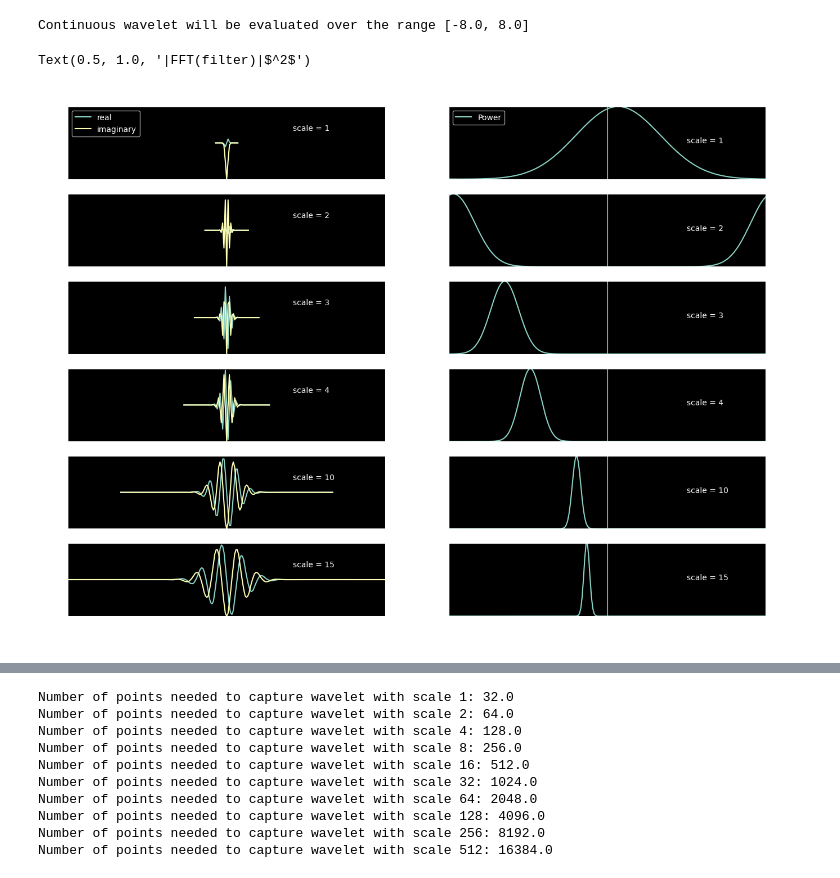
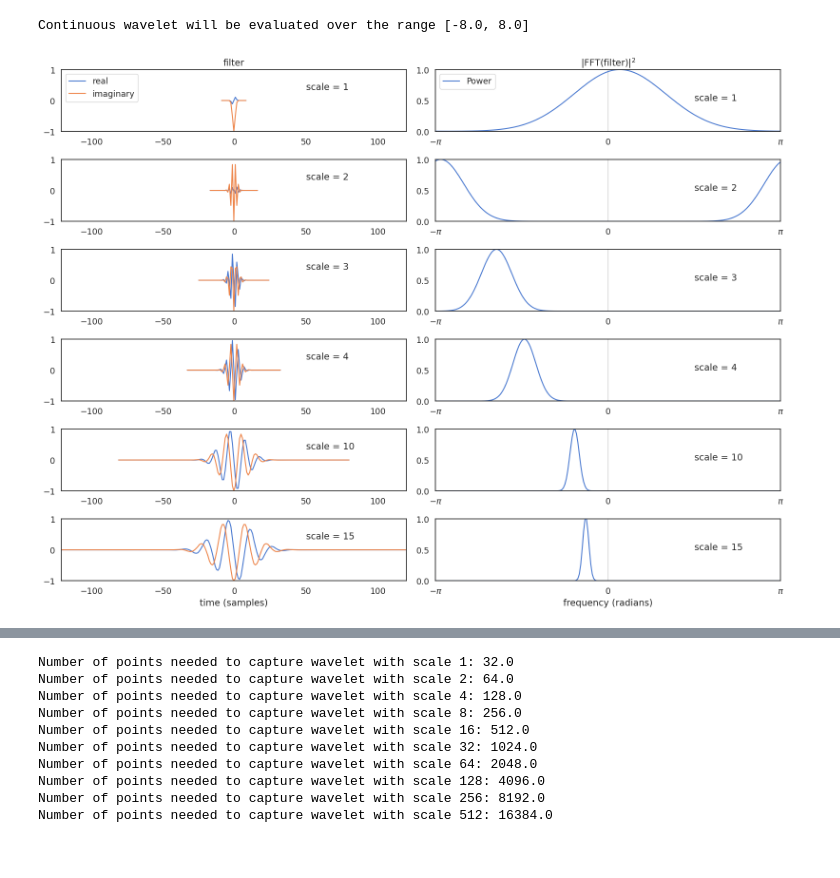
Before and after one commit to PlasmaControl/bes-edgeml-models, a Jupyter notebook: elm_classification/custom_wavelet/base_wavelet.ipynb, the cells around one changed output, grey strips where cells are left out. Saved outputs shown, nothing was run; the diff lists cells and outputs as text; code cells hidden in the pictures.

```diff
--- a/elm_classification/custom_wavelet/base_wavelet.ipynb
+++ b/elm_classification/custom_wavelet/base_wavelet.ipynb
@@ -3,6 +3,9 @@
 import numpy as np
 import pywt
 import matplotlib.pyplot as plt
+import seaborn as sns
+
+sns.set_theme(style='white', palette='muted', font_scale=1.15)
 # %%
 wav = pywt.ContinuousWavelet('cmor1.5-1.0')
 
@@ -36,33 +39,34 @@ for n, scale in enumerate(scales):
 
     # The CWT consists of convolution of filt with the signal at this scale
     # Here we plot this discrete convolution kernel at each scale.
 
     nt = len(filt)
     t = np.linspace(-nt//2, nt//2, nt)
     axes[n, 0].plot(t, filt.real, t, filt.imag)
     axes[n, 0].set_xlim([-max_len//2, max_len//2])
     axes[n, 0].set_ylim([-1, 1])
     axes[n, 0].text(50, 0.35, 'scale = {}'.format(scale))
 
     f = np.linspace(-np.pi, np.pi, max_len)
     filt_fft = np.fft.fftshift(np.fft.fft(filt, n=max_len))
     filt_fft /= np.abs(filt_fft).max()
     axes[n, 1].plot(f, np.abs(filt_fft)**2)
     axes[n, 1].set_xlim([-np.pi, np.pi])
     axes[n, 1].set_ylim([0, 1])
     axes[n, 1].set_xticks([-np.pi, 0, np.pi])
     axes[n, 1].set_xticklabels([r'$-\pi$', '0', r'$\pi$'])
     axes[n, 1].grid(True, axis='x')
     axes[n, 1].text(np.pi/2, 0.5, 'scale = {}'.format(scale))
 
 axes[n, 0].set_xlabel('time (samples)')
 axes[n, 1].set_xlabel('frequency (radians)')
 axes[0, 0].legend(['real', 'imaginary'], loc='upper left')
 axes[0, 1].legend(['Power'], loc='upper left')
 axes[0, 0].set_title('filter')
 axes[0, 1].set_title(r'|FFT(filter)|$^2$')
+plt.tight_layout()
+plt.show()
 # %% [output]
 Continuous wavelet will be evaluated over the range [-8.0, 8.0]
-Text(0.5, 1.0, '|FFT(filter)|$^2$')
-[figure, old version]
+[figure, new version]
 # %%
```
Also changed, not shown: parts of 7 cells of this notebook.
